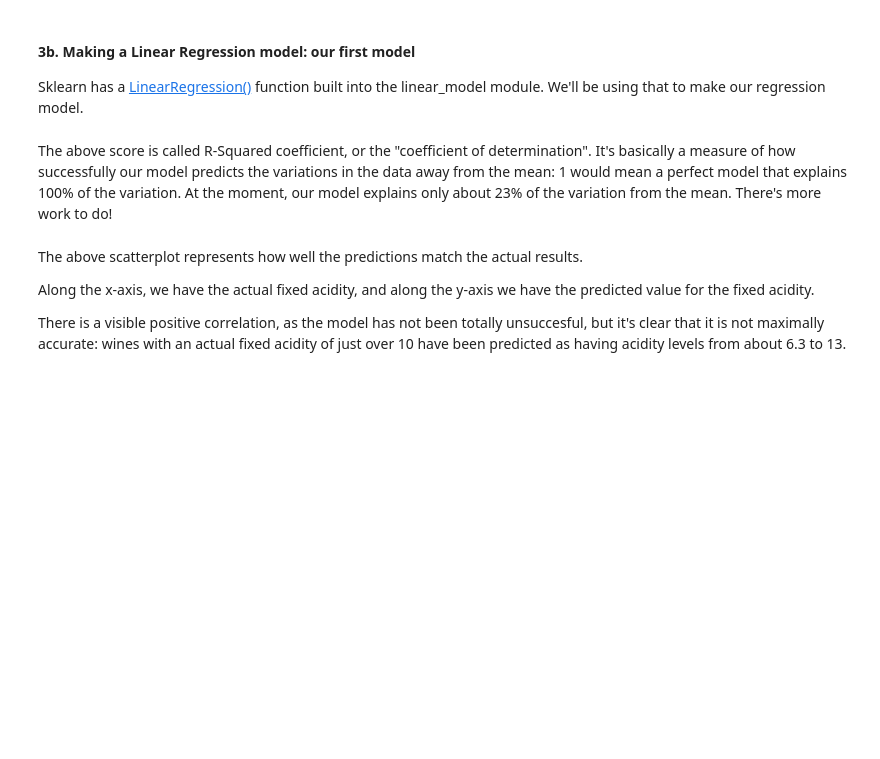
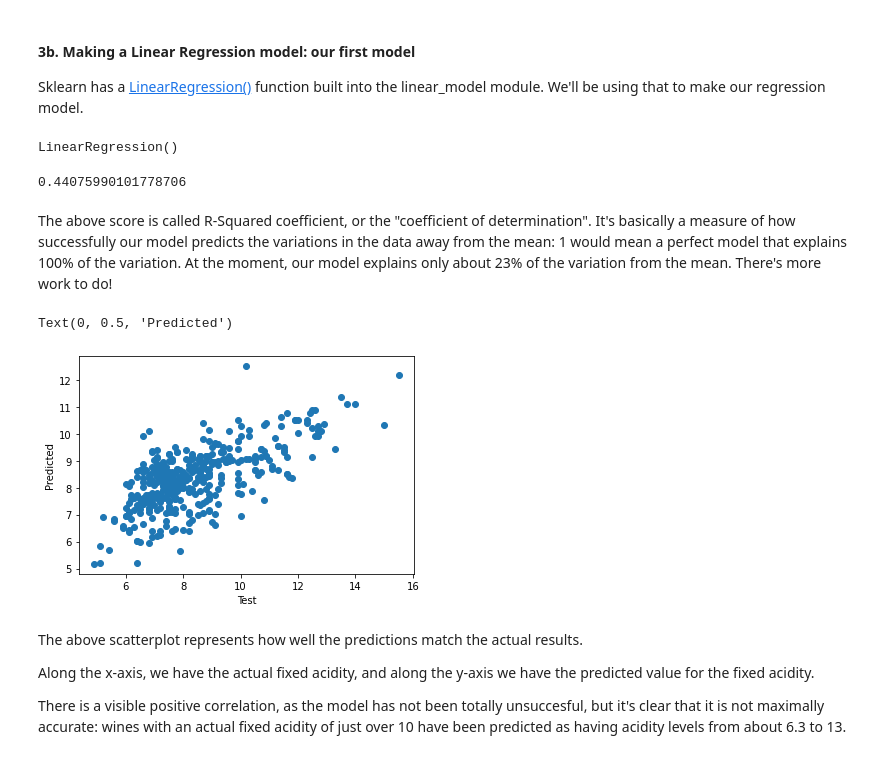
Before and after one commit to cogentdom/Linear_Regression, a Jupyter notebook: Springboard Regression Case Study - the Red Wine Dataset - Tier 3.ipynb, the cells around one changed output. Drawn from its saved outputs; the diff is of its cells as text; code cells hidden in the pictures; blank space fills up the shorter version.

Commit message:
Completed 3rd model

```diff
--- a/Springboard Regression Case Study - the Red Wine Dataset - Tier 3.ipynb
+++ b/Springboard Regression Case Study - the Red Wine Dataset - Tier 3.ipynb
@@ -287,7 +287,9 @@ To be sure, for our first model, we're only going to focus on two variables: fix
 We'll be using [sklearn](https://scikit-learn.org/stable/modules/generated/sklearn.model_selection.train_test_split.html) here. Don't worry if not all of the syntax makes sense; just follow the rationale for what we're doing.
 # %%
 # Subsetting our data into our dependent and independent variables.
-X_train, X_test, y_train, y_test = train_test_split(data['density'], data['fixed.acidity'], test_size=0.25)
+X_train, X_test, y_train, y_test = train_test_split(np.array(data['density']).reshape(-1, 1),
+                                                    np.array(data['fixed.acidity']).reshape(-1, 1),
+                                                    test_size=0.25)
 
 # Split the data. This line uses the sklearn function train_test_split().
 # The test_size parameter means we can train with 75% of the data, and test on 25%.
@@ -303,21 +305,30 @@ print(y_train.shape, y_test.shape)
 Sklearn has a [LinearRegression()](https://scikit-learn.org/stable/modules/generated/sklearn.linear_model.LinearRegression.html) function built into the linear_model module. We'll be using that to make our regression model.
 # %%
 # Create the model: make a variable called rModel, and use it linear_model.LinearRegression appropriately
-_ _ _
+rModel = linear_model.LinearRegression()
 # %%
 # We now want to train the model on our test data.
-_ _ _
+rModel.fit(X_train, y_train)
+# %% [output]
+LinearRegression()
 # %%
 # Evaluate the model
-_ _ _
+rModel.score(X_train, y_train)
+# %% [output]
+0.44075990101778706
 # %% [markdown]
 The above score is called R-Squared coefficient, or the "coefficient of determination". It's basically a measure of how successfully our model predicts the variations in the data away from the mean: 1 would mean a perfect model that explains 100% of the variation. At the moment, our model explains only about 23% of the variation from the mean. There's more work to do!
 # %%
 # Use the model to make predictions about our test data
-_ _ _
+ypred = rModel.predict(X_test)
 # %%
 # Let's plot the predictions against the actual result. Use scatter()
-_ _ _
+plt.scatter(y_test, ypred)
+plt.xlabel('Test')
+plt.ylabel('Predicted')
+# %% [output]
+Text(0, 0.5, 'Predicted')
+[figure, added]
 # %% [markdown]
 The above scatterplot represents how well the predictions match the actual results.
 
```
Also changed, not shown: parts of 16 cells of this notebook.
